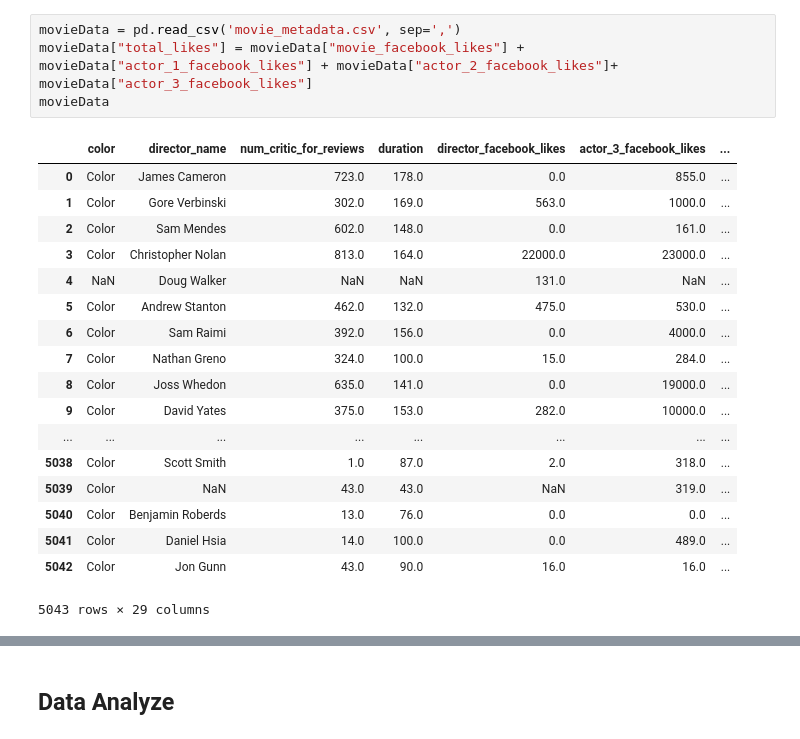
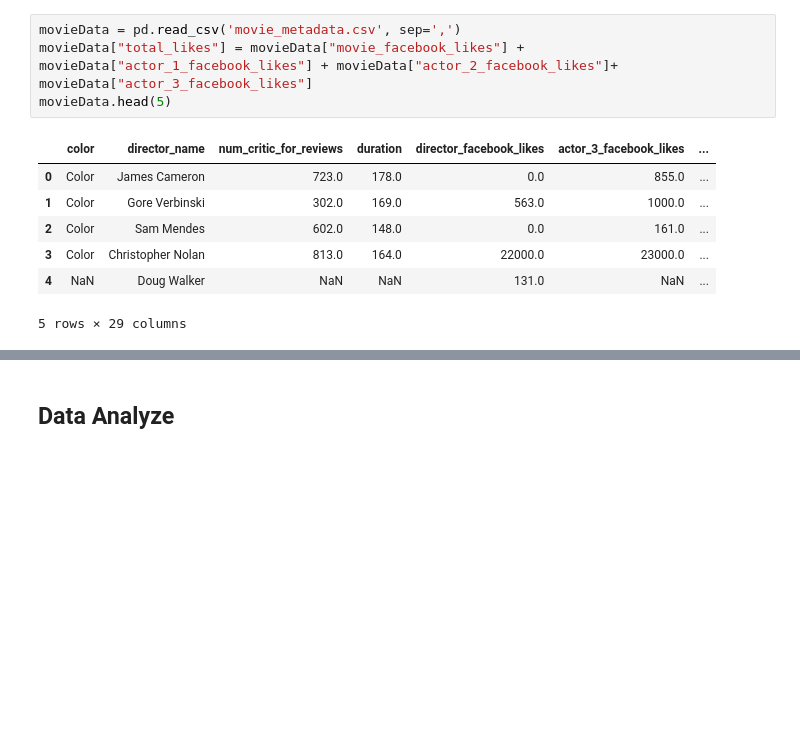
Before and after one commit to abosma/data-processing-2, a Jupyter notebook: Eind opdracht.ipynb, the cells around one changed output, grey strips where cells are left out. Cells and saved outputs as stored; diff of their text form; blank space fills up the shorter version.

```diff
--- a/Eind opdracht.ipynb
+++ b/Eind opdracht.ipynb
@@ -43,25 +48,14 @@ Loading BokehJS ...
 # %%
 movieData = pd.read_csv('movie_metadata.csv', sep=',')
 movieData["total_likes"] = movieData["movie_facebook_likes"] + movieData["actor_1_facebook_likes"] + movieData["actor_2_facebook_likes"]+ movieData["actor_3_facebook_likes"]
-movieData
+movieData.head(5)
 # %% [output]
 |  | color | director_name | num_critic_for_reviews | duration | director_facebook_likes | actor_3_facebook_likes | ... |
 | 0 | Color | James Cameron | 723.0 | 178.0 | 0.0 | 855.0 | ... |
 | 1 | Color | Gore Verbinski | 302.0 | 169.0 | 563.0 | 1000.0 | ... |
 | 2 | Color | Sam Mendes | 602.0 | 148.0 | 0.0 | 161.0 | ... |
 | 3 | Color | Christopher Nolan | 813.0 | 164.0 | 22000.0 | 23000.0 | ... |
 | 4 | NaN | Doug Walker | NaN | NaN | 131.0 | NaN | ... |
-| 5 | Color | Andrew Stanton | 462.0 | 132.0 | 475.0 | 530.0 | ... |
-| 6 | Color | Sam Raimi | 392.0 | 156.0 | 0.0 | 4000.0 | ... |
-| 7 | Color | Nathan Greno | 324.0 | 100.0 | 15.0 | 284.0 | ... |
-| 8 | Color | Joss Whedon | 635.0 | 141.0 | 0.0 | 19000.0 | ... |
-| 9 | Color | David Yates | 375.0 | 153.0 | 282.0 | 10000.0 | ... |
-| ... | ... | ... | ... | ... | ... | ... | ... |
-| 5038 | Color | Scott Smith | 1.0 | 87.0 | 2.0 | 318.0 | ... |
-| 5039 | Color | NaN | 43.0 | 43.0 | NaN | 319.0 | ... |
-| 5040 | Color | Benjamin Roberds | 13.0 | 76.0 | 0.0 | 0.0 | ... |
-| 5041 | Color | Daniel Hsia | 14.0 | 100.0 | 0.0 | 489.0 | ... |
-| 5042 | Color | Jon Gunn | 43.0 | 90.0 | 16.0 | 16.0 | ... |
-5043 rows × 29 columns
+5 rows × 29 columns
 # %%
 imdbExtraData = pd.read_csv('IMDB-Movie-Data.csv', sep=',')
```
Also changed, not shown: parts of 9 cells of this notebook.
